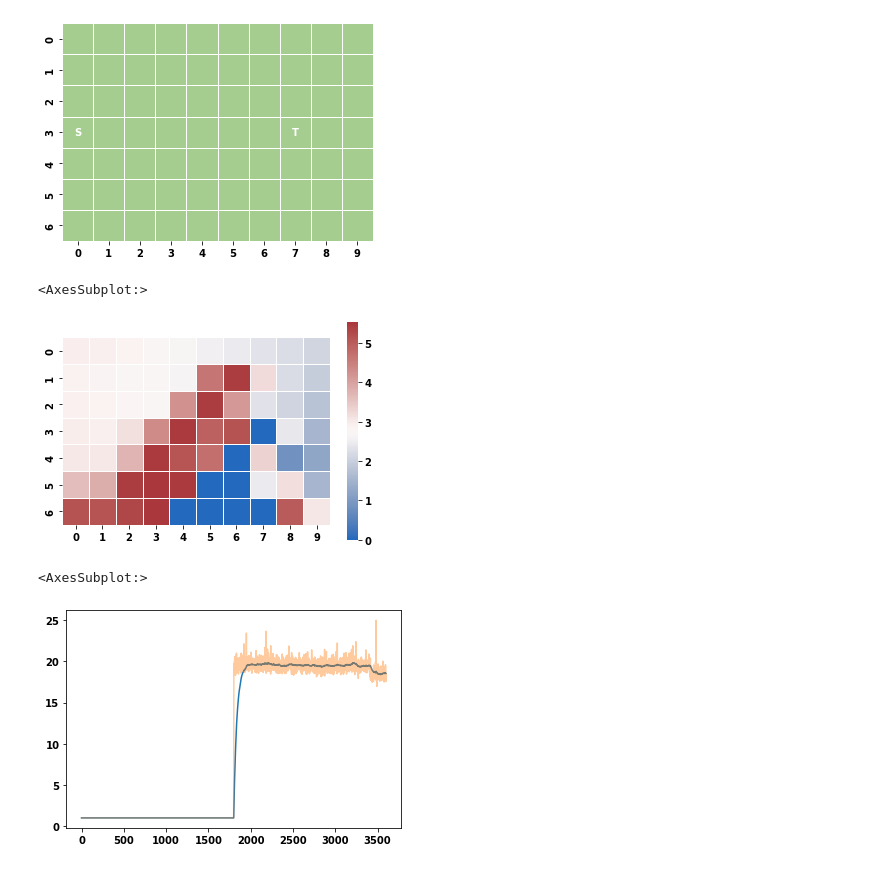
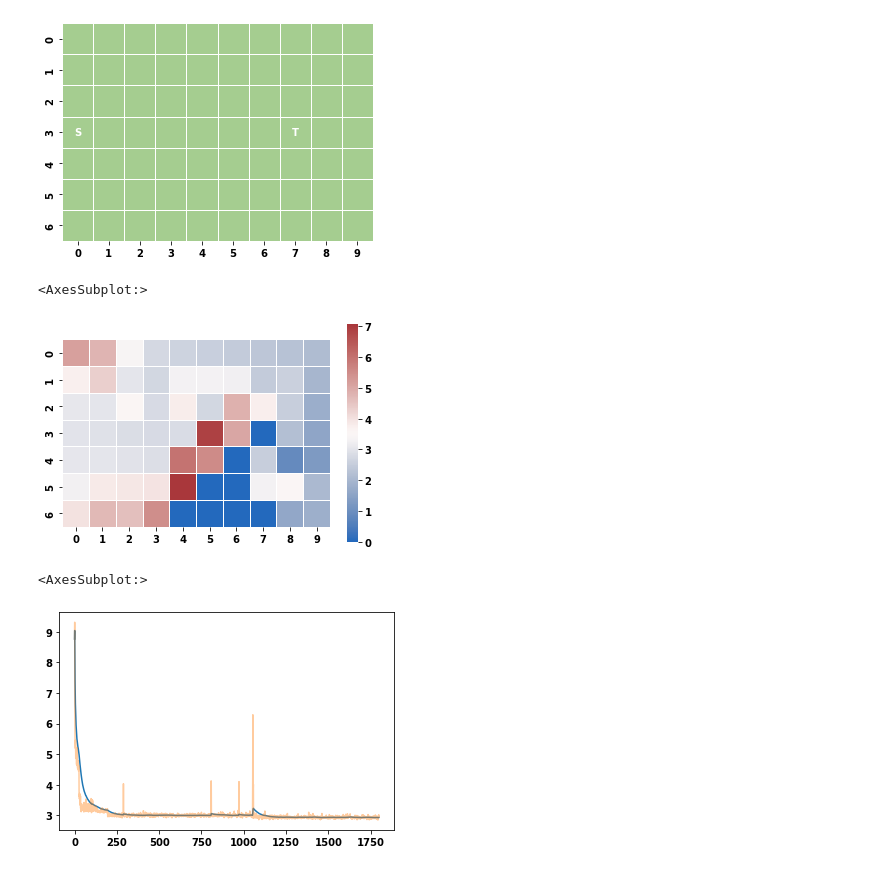
Before and after one commit to WHITSNAK/rflearn, a Jupyter notebook: notebooks/chapter 6.ipynb, the cells around one changed output. Saved outputs shown, nothing was run; the diff lists cells and outputs as text; code cells hidden in the pictures.

Commit message:
updated MC algo to new value policy abstractions

```diff
--- a/notebooks/chapter 6.ipynb
+++ b/notebooks/chapter 6.ipynb
@@ -14,11 +13,11 @@ from rflearn.utils import zero_values, random_policy
 # Windy Grid World
 # %%
 env = WindGridWorld()
-values = zero_values(env)
-policy = random_policy(env)
+qvalues = TabularQValue(env.S, env.A)
+policy = TabularPolicy(env.S, env.A, epsilon=0.1)
 
-agent = MCEpsilonSoft(env, values, policy)
-agent.fit(gamma=1, epsilon=0.1, lam=0.05, kbatch=30, max_steps=None)
+agent = MCEpsilonSoft(env, qvalues, policy)
+agent.fit(gamma=1, alpha=0.05)
 # %%
 env.plot_grid('st')
 # %% [output]
@@ -29,19 +28,16 @@ agent.transform(1800)
 # %%
-q_vals = pd.Series(agent.qvalue).unstack()[env.A]
-pi_vals = pd.DataFrame(agent.policy, index=agent.env.S, columns=agent.env.A)
-v_vals = (q_vals * pi_vals).sum(1)
-v_vals = np.log(1+-1*v_vals.values.reshape(env.shape))
+v_vals = np.log(1+-1*qvalues.get_all_values(policy).reshape(env.shape))
 
 sns.heatmap(v_vals, linewidths=0.5, cmap='vlag', square=True)
 # %% [output]
 <AxesSubplot:>
-[figure, old version]
+[figure, new version]
 # %%
-loss = -1 * pd.Series(agent.hist['avg_r'])
+loss = np.log(-1 * pd.Series(agent.hist['avg_r']))
 
 loss.ewm(halflife=25).mean().plot()
 loss.plot(alpha=0.4)
 # plt.axhline(0, linestyle='--', color='grey',linewidth=1)
 # %% [output]
 <AxesSubplot:>
-[figure, old version]
+[figure, new version]
```
Also changed, not shown: parts of 2 cells of this notebook, 7 other files.
